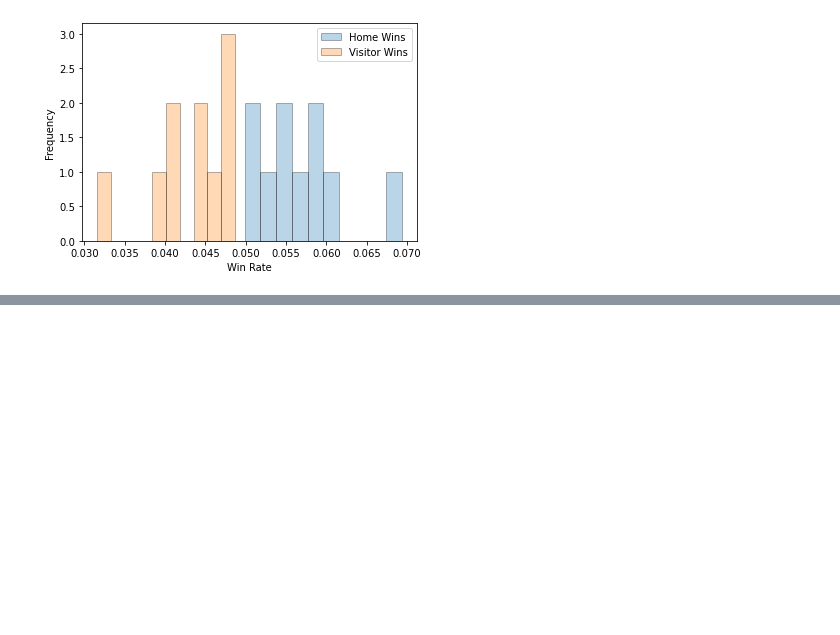
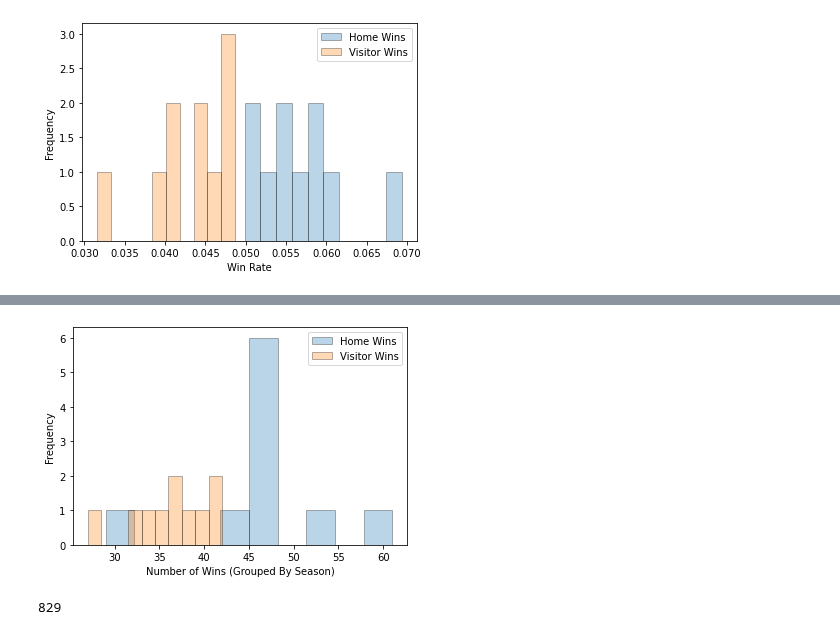
Before and after one commit to wjlau/Capstone1-Proposal, a Jupyter notebook: Basketball_Dataset.ipynb, the cells around one changed output, grey strips where cells are left out. Saved outputs shown, nothing was run; the diff lists cells and outputs as text; code cells hidden in the pictures; blank space fills up the shorter version.

```diff
--- a/Basketball_Dataset.ipynb
+++ b/Basketball_Dataset.ipynb
@@ -406,3 +401,6 @@ ax.set_ylabel('Frequency')
 ax.legend();
 # %% [output]
 [figure]
+# %%
+total_nets = filtered[(filtered.home_team == 'New Jersey Nets') | (filtered.visiting_team == 'New Jersey Nets')|(filtered.home_team == 'Brooklyn Nets') | (filtered.visiting_team == 'Brooklyn Nets')]
+total_nets
@@ -408,0 +437,3 @@ ax.legend();
+# %%
+nets_home_wins = total_nets.groupby('season')[['season','home_win']].sum()
+nets_home_wins
@@ -408,0 +453,3 @@ ax.legend();
+# %%
+nets_away_wins = total_nets.groupby('season')[['season','visitor_win']].sum()
+nets_away_wins
@@ -408,0 +469,14 @@ ax.legend();
+# %%
+fig, ax = plt.subplots()
+ax.hist(nets_home_wins,alpha=0.3,label="Home Wins",edgecolor="black")
+ax.hist(nets_away_wins,alpha=0.3,label="Visitor Wins", edgecolor = "black")
+ax.set_xlabel('Number of Wins (Grouped By Season)')
+ax.set_ylabel('Frequency')
+ax.legend();
+# %% [output]
+[figure, added]
+# %%
+total_nets_games = total_nets.shape[0]
+total_nets_games
+# %% [output]
+829
```
Also changed, not shown: parts of 11 cells of this notebook.
